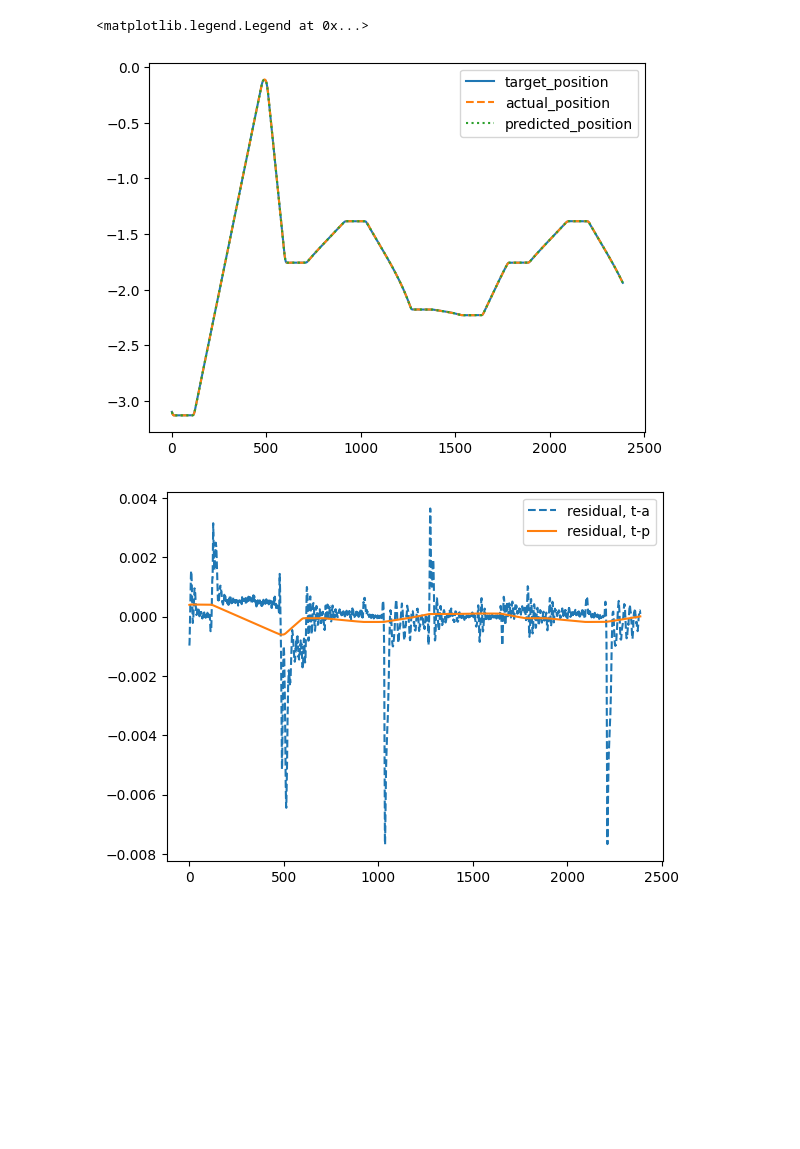
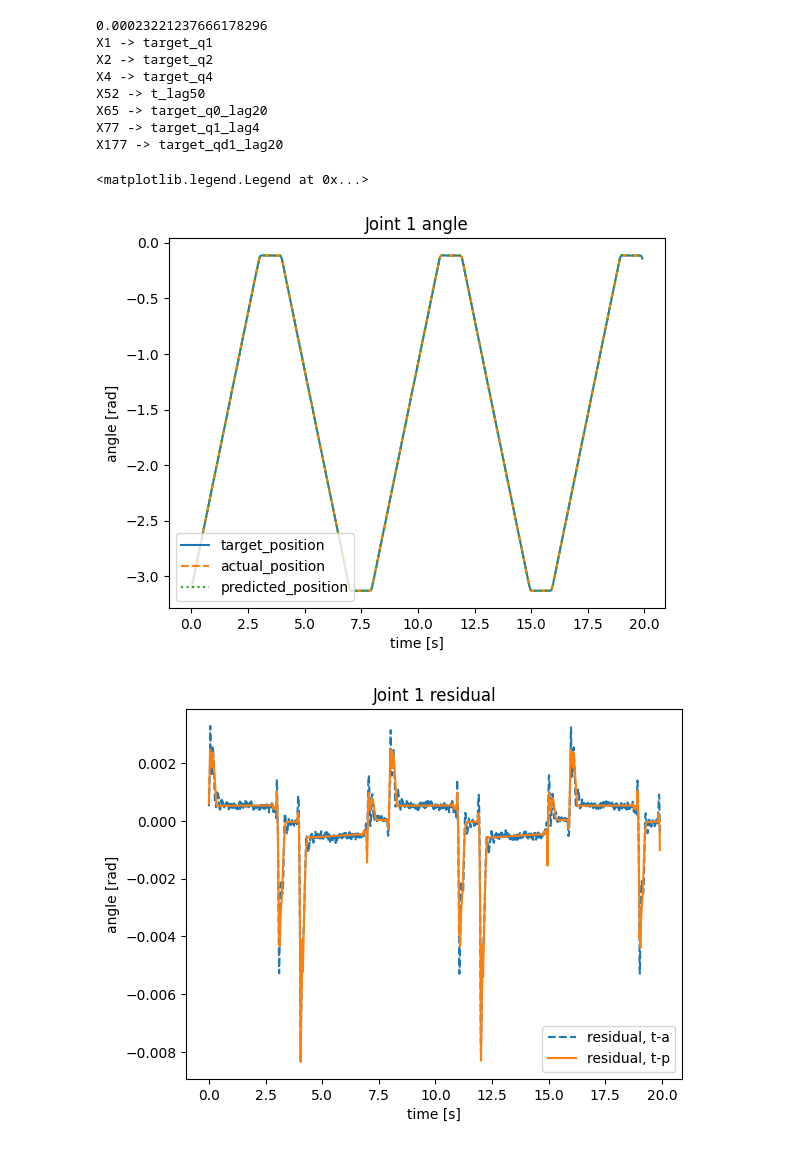
Before and after one commit to JulianWuerch/international-summer-school-robotics-TER-UR, a Jupyter notebook: case 2/symbolic_regression.ipynb, the cells around one changed output. Cells and saved outputs as stored; diff of their text form; code cells hidden in the pictures; blank space fills up the shorter version.

```diff
--- a/case 2/symbolic_regression.ipynb
+++ b/case 2/symbolic_regression.ipynb
@@ -1,13 +1,19 @@
 # %%
 from sklearn.model_selection import train_test_split
+from sklearn.metrics import mean_squared_error
 from pyoperon.sklearn import SymbolicRegressor  # pip install pyoperon
 import pandas as pd
 import matplotlib.pyplot as plt
 import sympy as sp
 import numpy as np
 
+# BEST: opt_ite=20, max_length=20, pop_size=10_000, gens=10_000, eps=0.001, objective=r2
+# BEST: opt_ite=20, max_length=20, pop_size=10_000, gens=10_000, eps=0.001, objective=rmse
+# BEST: opt_ite=20, max_length=20, pop_size=1_000, gens=1_000, eps=0.001, objective=rmse
+
+
 class SR:
-    def __init__(self, x_values, y_values, x_true, y_true, optimizer_iterations=20, max_length=20, population_size=10_000, generations=10_000, seed=42):
+    def __init__(self, x_values, y_values, x_true, y_true, optimizer_iterations=20, max_length=20, population_size=1_000, generations=1_000, seed=42):
         self.X_train = x_values
         self.y_train = y_values
         self.X_test = x_true
@@ -27,7 +33,7 @@ class SR:
                 optimizer_iterations=self.optimizer_iterations,
                 max_length=self.max_length,
                 n_threads=8,
-                objectives = ['r2'],
+                objectives = ['rmse'],
                 population_size=self.population_size,
                 generations=self.generations,
                 random_state=self.seed,
@@ -36,7 +42,7 @@ class SR:
 
     def train(self):
         self.reg.fit(self.X_train, self.y_train)
-        best_model = self.reg.get_model_string(self.reg.model_, precision=5)
+        best_model = self.reg.get_model_string(self.reg.model_, precision=10)
         self.best_model_simple = sp.simplify(best_model)
 
         print("R2 train:   ", self.reg.score(self.X_train,self.y_train))
@@ -110,11 +108,7 @@ sr.train()
 # %%
 # Training
-target_position = df["target_q1"].to_numpy()
-actual_position = df["actual_q1"].to_numpy()
-position_error = target_position - actual_position
-
-X = df[feature_cols]
-y = df[cols_y]
+X = df[feature_cols][:(5*run_size)]
+y = df["actual_q1"][:(5*run_size)]
 
 sr = SR(X,y,None,None)
 sr.train()
@@ -122,24 +122,61 @@ sr.train()
 # Predicting
 predicted_position = sr.reg.predict(X)
 # %%
-n = 25
+target_position = df["target_q1"].to_numpy()
+actual_position = df["actual_q1"].to_numpy()
+
+rmse = np.sqrt(np.mean((actual_position[:5*run_size] - predicted_position)**2))
+print(rmse)
+
+indices = [1, 2, 4, 52, 65, 77, 177]
+
+for i in indices:
+    print(f"X{i} -> {X.columns[i]}")
+
+t = np.linspace(0,df["t"].to_numpy()[run_size],run_size)
+t_zoom = np.linspace(0,df["t"].to_numpy()[run_size_zoom],run_size_zoom)
 
 # Plotting
 plt.figure()
-plt.plot(target_position[(n)*2388:(n+1)*2388], label = "target_position")
-plt.plot(actual_position[(n)*2388:(n+1)*2388], linestyle = '--', label = "actual_position")
-plt.plot(predicted_position[(n)*2388:(n+1)*2388], linestyle = ':', label = "predicted_position")
+plt.plot(t, target_position[(n)*run_size:(n+1)*run_size], label = "target_position")
+plt.plot(t, actual_position[(n)*run_size:(n+1)*run_size], linestyle = '--', label = "actual_position")
+plt.plot(t, predicted_position[(n)*run_size:(n+1)*run_size], linestyle = ':', label = "predicted_position")
+plt.title("Joint 1 angle")
+plt.xlabel("time [s]")
+plt.ylabel("angle [rad]")
 plt.legend()
 
 plt.figure()
-plt.plot((target_position[(n)*2388:(n+1)*2388] - actual_position[(n)*2388:(n+1)*2388]), linestyle = "--", label = "residual, t-a")
-plt.plot((target_position[(n)*2388:(n+1)*2388] - predicted_position[(n)*2388:(n+1)*2388]), label = "residual, t-p")
+plt.plot(t, (target_position[(n)*run_size:(n+1)*run_size] - actual_position[(n)*run_size:(n+1)*run_size]), linestyle = "--", label = "residual, t-a")
+plt.plot(t, (target_position[(n)*run_size:(n+1)*run_size] - predicted_position[(n)*run_size:(n+1)*run_size]), label = "residual, t-p")
+plt.title("Joint 1 residual")
+plt.xlabel("time [s]")
+plt.ylabel("angle [rad]")
 plt.legend()
 
 plt.figure()
-plt.plot(actual_position[(n)*2388:(n+1)*2388] - predicted_position[(n)*2388:(n+1)*2388], label = "residual, a-p")
+plt.plot(t_zoom, (target_position[(n)*run_size_zoom:(n+1)*run_size_zoom] - actual_position[(n)*run_size_zoom:(n+1)*run_size_zoom]), linestyle = "--", label = "residual, t-a")
+plt.plot(t_zoom, (target_position[(n)*run_size_zoom:(n+1)*run_size_zoom] - predicted_position[(n)*run_size_zoom:(n+1)*run_size_zoom]), label = "residual, t-p")
+plt.title("Joint 1 residual (zoomed)")
+plt.xlabel("time [s]")
+plt.ylabel("angle [rad]")
 plt.legend()
+
+plt.figure()
+plt.plot(t, (actual_position[(n)*run_size:(n+1)*run_size] - predicted_position[(n)*run_size:(n+1)*run_size]), label = "residual, a-p")
+plt.title("Joint 1 residual of residuals")
+plt.xlabel("time [s]")
+plt.ylabel("angle [rad]")
+plt.legend()
 # %% [output]
-<matplotlib.legend.Legend at 0x...>
+0.00023221237666178296
+X1 -> target_q1
+X2 -> target_q2
+X4 -> target_q4
+X52 -> t_lag50
+X65 -> target_q0_lag20
+X77 -> target_q1_lag4
+X177 -> target_qd1_lag20
+<matplotlib.legend.Legend at 0x...>
-[figure, old version]
+[figure, new version]
-[figure, old version]
+[figure, new version]
```
Also changed, not shown: parts of 7 cells of this notebook.
